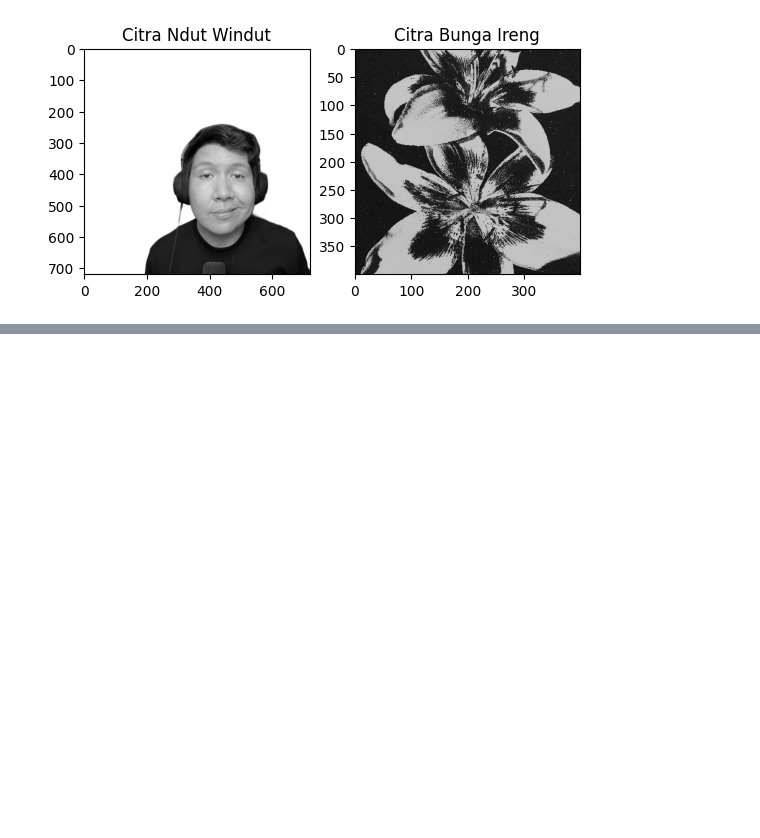
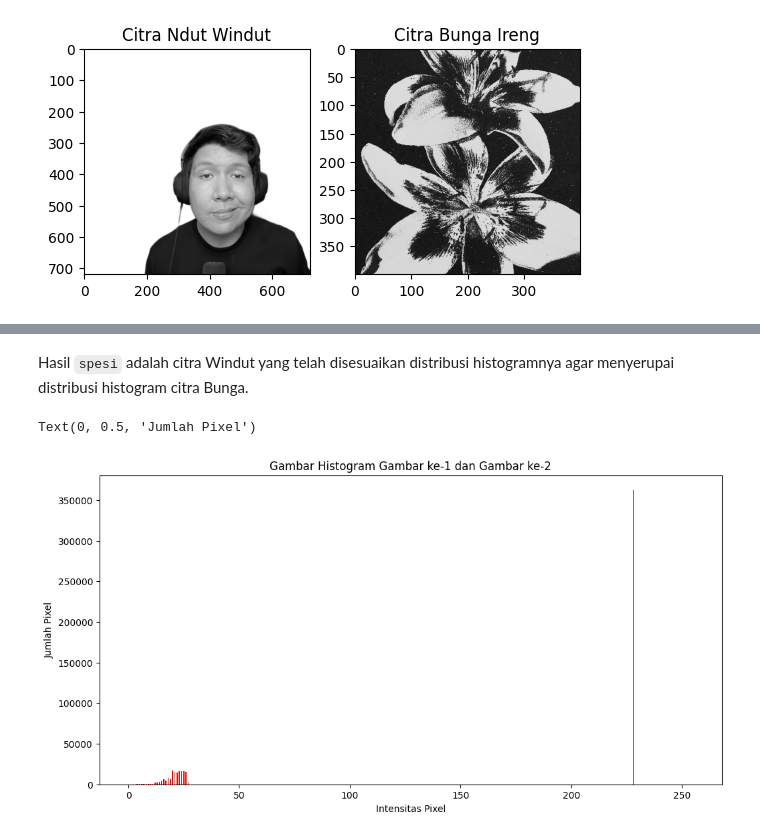
Before and after one commit to praktikum-pcd-2026/jurnal-modul-2-DendoyOfficial, a Jupyter notebook: modul2.ipynb, the cells around one changed output, grey strips where cells are left out. Drawn from its saved outputs; the diff is of its cells as text; code cells hidden in the pictures; blank space fills up the shorter version.

```diff
--- a/modul2.ipynb
+++ b/modul2.ipynb
@@ -242,0 +314,15 @@ def spesifikasi_histogram(citra_sumber, citra_target):
+# %% [markdown]
+Hasil `spesi` adalah citra Windut yang telah disesuaikan distribusi histogramnya agar menyerupai distribusi histogram citra Bunga.
+# %%
+histo_windut = hitung_histogram(spesi)
+
+plt.figure(figsize=(12, 6))
+
+plt.bar(range(256), histo_windut, width=0.5, color='red')
+
+plt.title('Gambar Histogram Gambar ke-1 dan Gambar ke-2')
+plt.xlabel('Intensitas Pixel')
+plt.ylabel('Jumlah Pixel')
+# %% [output]
+Text(0, 0.5, 'Jumlah Pixel')
+[figure, added]
```
Also changed, not shown: parts of 31 cells of this notebook.
